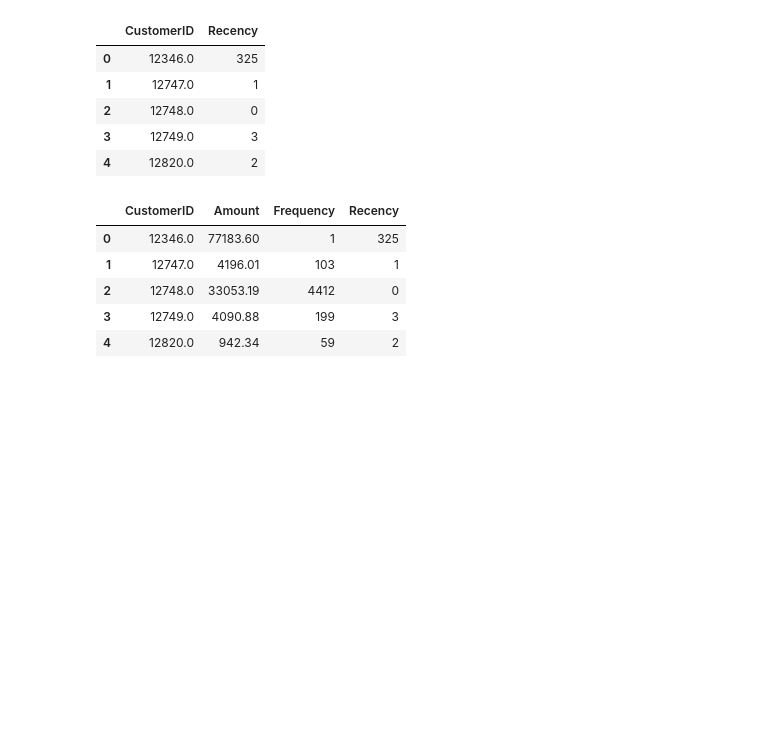
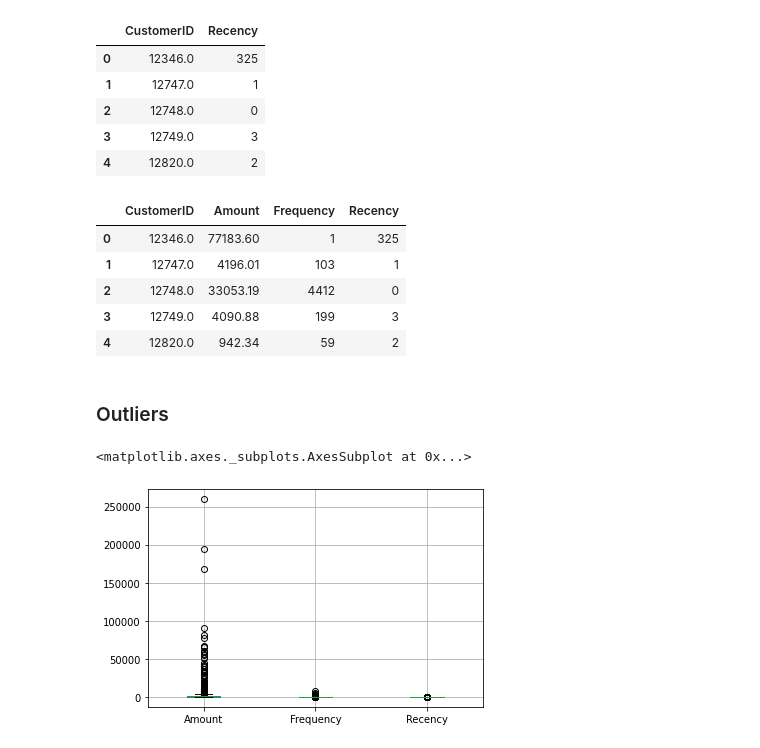
Before and after one commit to omajipawar/Online-Retail-Customer-Segmentation, a Jupyter notebook: Online_Retail_Customer_Segmentation_(Omaji_Pawar).ipynb, the cells around one changed output. Drawn from its saved outputs; the diff is of its cells as text; code cells hidden in the pictures; blank space fills up the shorter version.

```diff
--- a/Online_Retail_Customer_Segmentation_(Omaji_Pawar).ipynb
+++ b/Online_Retail_Customer_Segmentation_(Omaji_Pawar).ipynb
@@ -437,3 +431,11 @@ rfm.head()
 | 2 | 12748.0 | 33053.19 | 4412 | 0 |
 | 3 | 12749.0 | 4090.88 | 199 | 3 |
 | 4 | 12820.0 | 942.34 | 59 | 2 |
+# %% [markdown]
+### Outliers
+# %%
+#Plotting Boxplot
+rfm.boxplot()
+# %% [output]
+<matplotlib.axes._subplots.AxesSubplot at 0x...>
+[figure, added]
```
Also changed, not shown: parts of 15 cells of this notebook.
